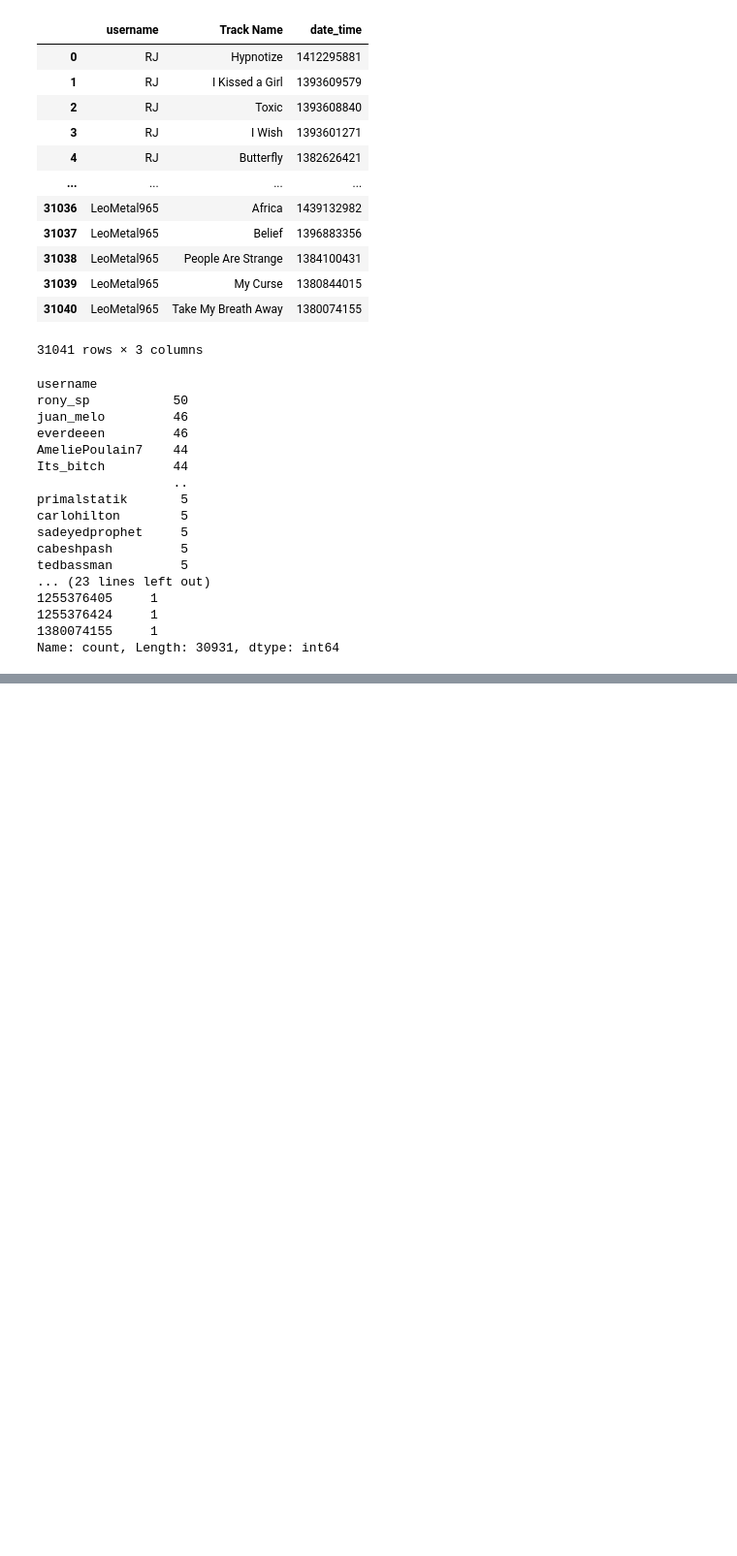
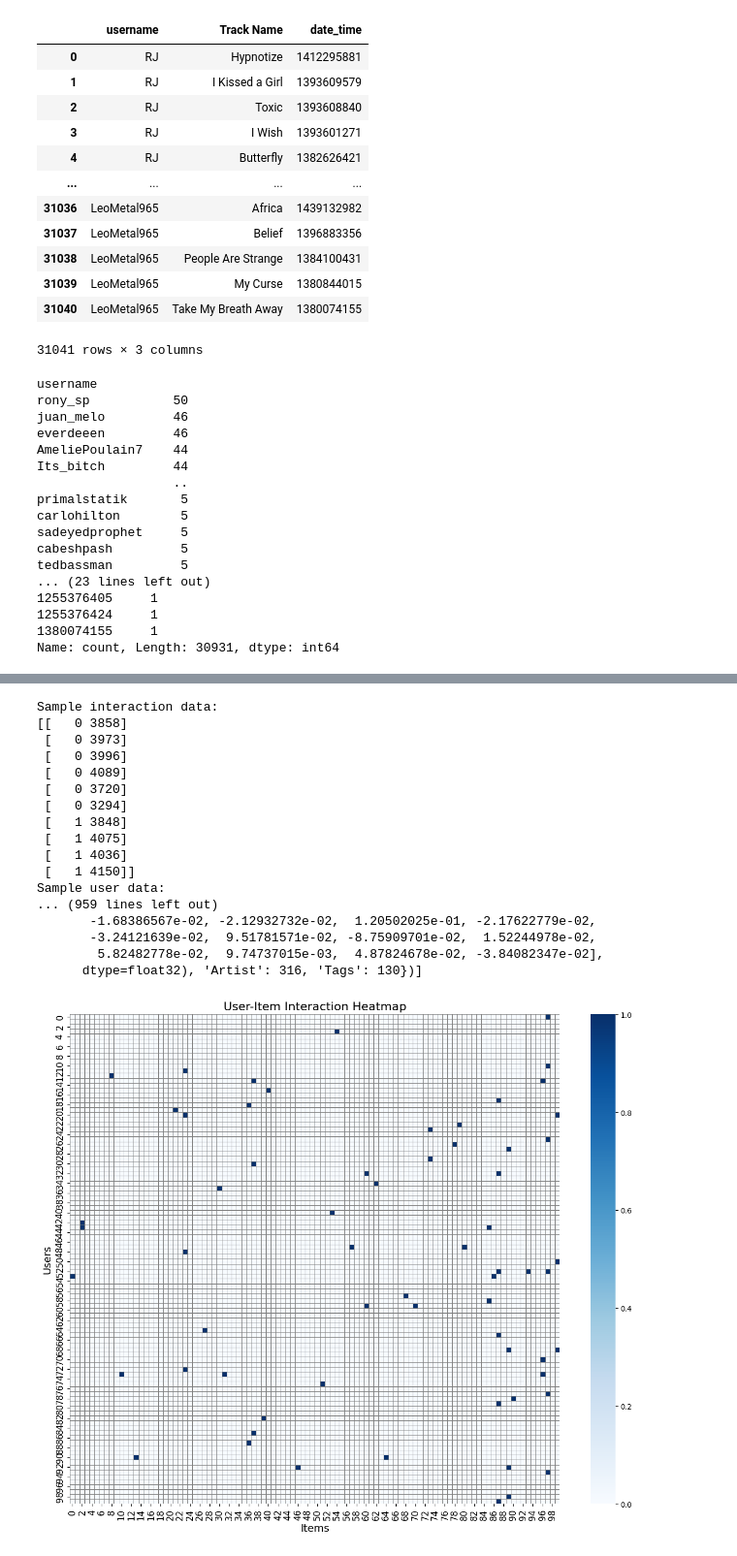
Before and after one commit to NACME-AIML-2024/final-project-recsetters, a Jupyter notebook: viz.ipynb, the cells around one changed output, grey strips where cells are left out. Shown at 97% size. Saved outputs shown, nothing was run; the diff lists cells and outputs as text; code cells hidden in the pictures; blank space fills up the shorter version.

```diff
--- a/viz.ipynb
+++ b/viz.ipynb
@@ -783,0 +832,78 @@ Name: count, Length: 30931, dtype: int64
+# %%
+import seaborn as sns
+import matplotlib.pyplot as plt
+import numpy as np
+import random
+
+# Print a sample of the interaction data
+print("Sample interaction data:")
+print(apple_graph.train_edges[:10])
+
+# Print a sample of user data
+print("Sample user data:")
+print(list(apple_graph.user_data.items())[:10])
+
+# Print a sample of item data
+print("Sample item data:")
+print(list(apple_graph.item_data.items())[:10])
+
+def plot_adjacency_matrix(graph, max_users=50, max_items=50):
+    interactions = np.array(graph.train_edges)
+    user_ids = interactions[:, 0]
+    item_ids = interactions[:, 1] - len(graph.user_data)
+
+    # Get unique user and item IDs
+    unique_user_ids = np.unique(user_ids)
+    unique_item_ids = np.unique(item_ids)
+
+    # Shuffle and select a random batch of users and items
+    np.random.shuffle(unique_user_ids)
+    np.random.shuffle(unique_item_ids)
+
+    unique_user_ids = unique_user_ids[:max_users]
+    unique_item_ids = unique_item_ids[:max_items]
+
+    # Create a mapping of original IDs to filtered indices
+    user_id_map = {user_id: idx for idx, user_id in enumerate(unique_user_ids)}
+    item_id_map = {item_id: idx for idx, item_id in enumerate(unique_item_ids)}
+
+    # Initialize adjacency matrix
+    adj_matrix = np.zeros((len(unique_user_ids), len(unique_item_ids)))
+
+    # Populate adjacency matrix
+    for edge in graph.train_edges:
+        user_id = edge[0]
+        item_id = edge[1] - len(graph.user_data)
+        if user_id in user_id_map and item_id in item_id_map:
+            adj_matrix[user_id_map[user_id], item_id_map[item_id]] = 1
+
+    plt.figure(figsize=(15, 12))
+    sns.heatmap(adj_matrix, cmap='Blues', cbar=True, square=True, linewidths=0.5, linecolor='gray')
+    plt.xlabel('Items', fontsize=14)
+    plt.ylabel('Users', fontsize=14)
+    plt.title('User-Item Interaction Heatmap', fontsize=16)
+    plt.xticks(fontsize=12, rotation=90)
+    plt.yticks(fontsize=12)
+    plt.show()
+
+# Assume `apple_graph` is the graph to be visualized
+plot_adjacency_matrix(apple_graph, 100, 100)
+# %% [output]
+Sample interaction data:
+[[   0 3858]
+ [   0 3973]
+ [   0 3996]
+ [   0 4089]
+ [   0 3720]
+ [   0 3294]
+ [   1 3848]
+ [   1 4075]
+ [   1 4036]
+ [   1 4150]]
+Sample user data:
+... (959 lines left out)
+       -1.68386567e-02, -2.12932732e-02,  1.20502025e-01, -2.17622779e-02,
+       -3.24121639e-02,  9.51781571e-02, -8.75909701e-02,  1.52244978e-02,
+        5.82482778e-02,  9.74737015e-03,  4.87824678e-02, -3.84082347e-02],
+      dtype=float32), 'Artist': 316, 'Tags': 130})]
+[figure, added]
```
Also changed, not shown: parts of 3 cells of this notebook.
